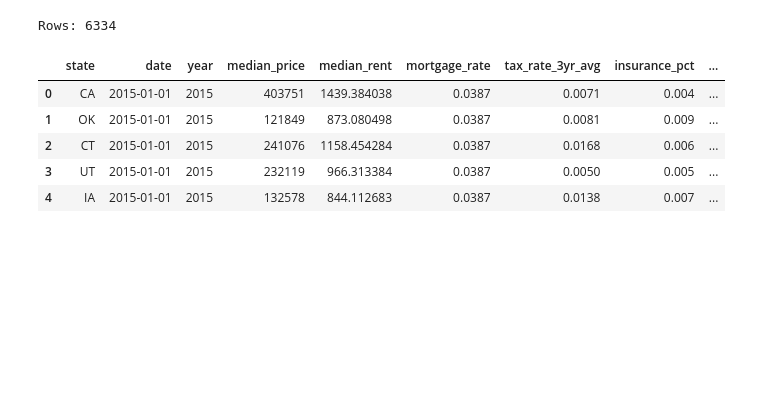
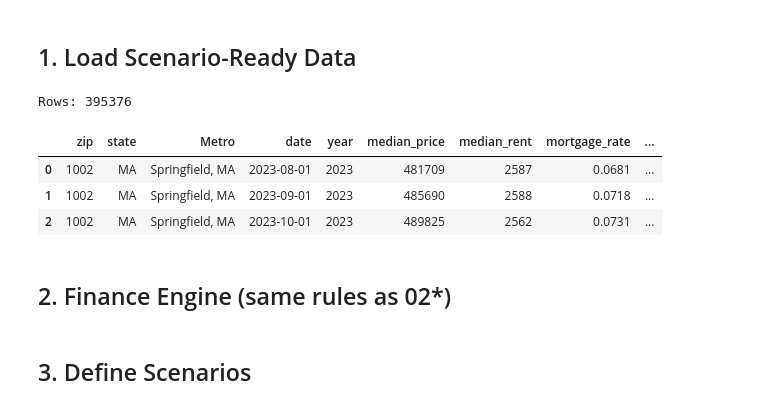
Before and after one commit to AIMLcert/Capstone-Project-Final-24.1, a Jupyter notebook: notebooks/03_scenario_analysis.ipynb, the cells around one changed output. Drawn from its saved outputs; the diff is of its cells as text; code cells hidden in the pictures; blank space fills up the shorter version.

```diff
--- a/notebooks/03_scenario_analysis.ipynb
+++ b/notebooks/03_scenario_analysis.ipynb
@@ -39,19 +77,36 @@ Drive already mounted at /content/drive; to attempt to forcibly remount, call dr
-# %%
-# ----------------------------------------------------------
-# 2. Load prepared dataset
-# ----------------------------------------------------------
-df = pd.read_csv(capstone_data_base_path + "model_training_frame.csv")
-
-df['date'] = pd.to_datetime(df['date'])
-df['year'] = df['year'].astype(int)
-
-print("Rows:", df.shape[0])
-display(df.head())
-# %% [output]
-Rows: 6334
-|  | state | date | year | median_price | median_rent | mortgage_rate | tax_rate_3yr_avg | insurance_pct | ... |
-| 0 | CA | 2015-01-01 | 2015 | 403751 | 1439.384038 | 0.0387 | 0.0071 | 0.004 | ... |
-| 1 | OK | 2015-01-01 | 2015 | 121849 | 873.080498 | 0.0387 | 0.0081 | 0.009 | ... |
-| 2 | CT | 2015-01-01 | 2015 | 241076 | 1158.454284 | 0.0387 | 0.0168 | 0.006 | ... |
-| 3 | UT | 2015-01-01 | 2015 | 232119 | 966.313384 | 0.0387 | 0.0050 | 0.005 | ... |
-| 4 | IA | 2015-01-01 | 2015 | 132578 | 844.112683 | 0.0387 | 0.0138 | 0.007 | ... |
+# %% [markdown]
+## 1. Load Scenario-Ready Data
+# %%
+
+import pandas as pd
+import numpy as np
+
+df = pd.read_csv(INPUT_CSV)
+if 'date' in df.columns:
+    df['date'] = pd.to_datetime(df['date'], errors='coerce')
+if 'year' in df.columns:
+    df['year'] = pd.to_numeric(df['year'], errors='coerce')
+
+print('Rows:', len(df))
+display(df.head(3))
+
+# Basic checks for expected columns (use fallbacks if absent)
+defaults = {
+    'tax_rate_3yr_avg': 0.012,
+    'insurance_pct': 0.003,
+    'maintenance_pct': 0.01,
+    'hoa_monthly': 0.0
+}
+for c, val in defaults.items():
+    if c not in df.columns:
+        df[c] = val
+    else:
+        df[c] = df[c].fillna(val)
+# %% [output]
+Rows: 395376
+|  | zip | state | Metro | date | year | median_price | median_rent | mortgage_rate | ... |
+| 0 | 1002 | MA | Springfield, MA | 2023-08-01 | 2023 | 481709 | 2587 | 0.0681 | ... |
+| 1 | 1002 | MA | Springfield, MA | 2023-09-01 | 2023 | 485690 | 2588 | 0.0718 | ... |
+| 2 | 1002 | MA | Springfield, MA | 2023-10-01 | 2023 | 489825 | 2562 | 0.0731 | ... |
+# %% [markdown]
+## 2. Finance Engine (same rules as 02*)
@@ -58 +205,3 @@ Rows: 6334
+# %% [markdown]
+## 3. Define Scenarios
 # %%
```
Also changed, not shown: parts of 31 cells of this notebook.
